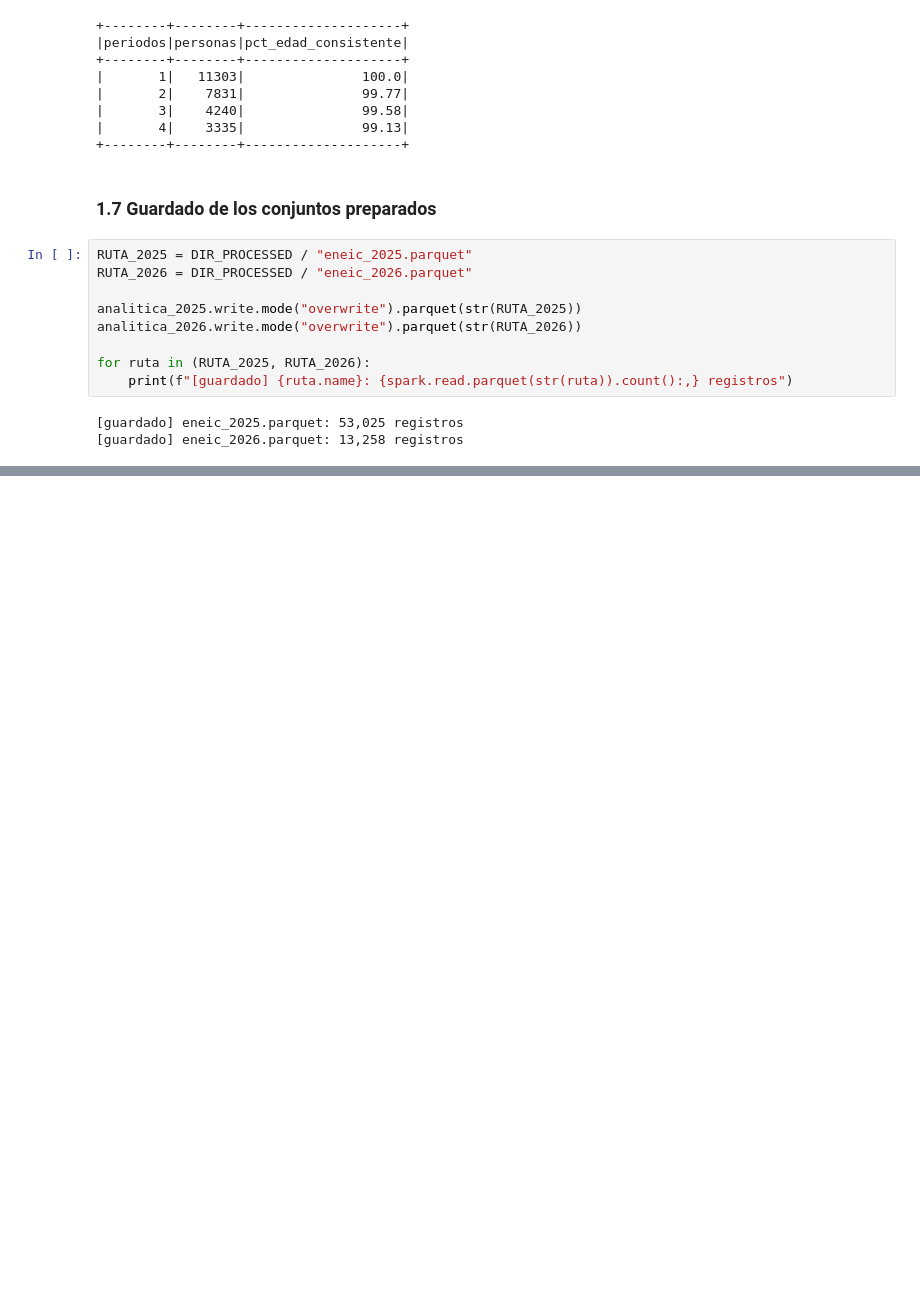
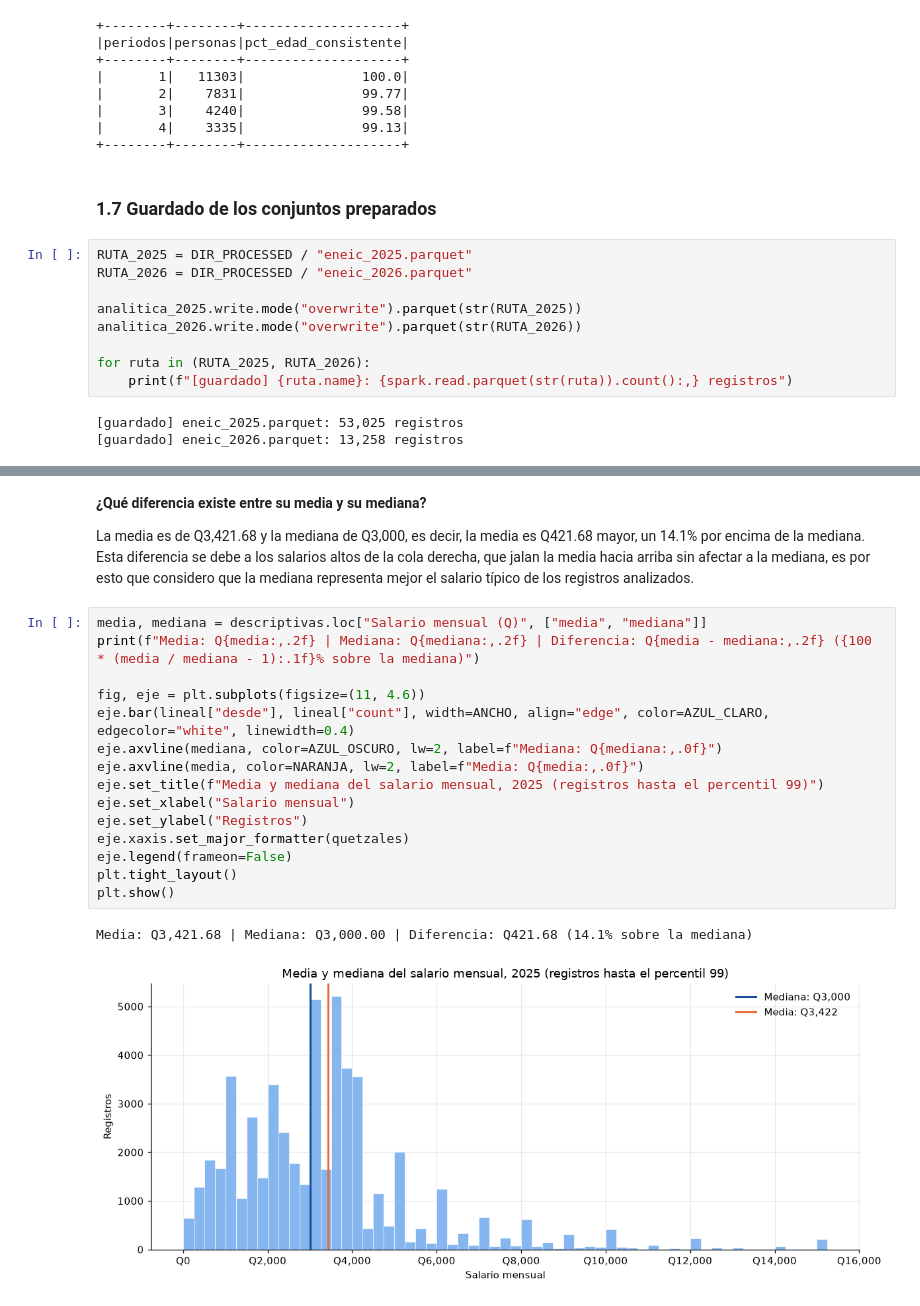
Before and after one commit to Bamo0507/Laboratorio_7_Intro_Spark, a Jupyter notebook: notebooks/lab7_spark_mllib.ipynb, the cells around one changed output, grey strips where cells are left out. Cells and saved outputs as stored; diff of their text form; blank space fills up the shorter version.

```diff
--- a/notebooks/lab7_spark_mllib.ipynb
+++ b/notebooks/lab7_spark_mllib.ipynb
@@ -491,0 +605,22 @@ Primero, porque solo incluye a una parte de los trabajadores, ya que en 2025 se
+# %% [markdown]
+**¿Qué diferencia existe entre su media y su mediana?**
+
+La media es de Q3,421.68 y la mediana de Q3,000, es decir, la media es Q421.68 mayor, un 14.1% por encima de la mediana. Esta diferencia se debe a los salarios altos de la cola derecha, que jalan la media hacia arriba sin afectar a la mediana, es por esto que considero que la mediana representa mejor el salario típico de los registros analizados.
+# %%
+media, mediana = descriptivas.loc["Salario mensual (Q)", ["media", "mediana"]]
+print(f"Media: Q{media:,.2f} | Mediana: Q{mediana:,.2f} | Diferencia: Q{media - mediana:,.2f} ({100 * (media / mediana - 1):.1f}% sobre la mediana)")
+
+fig, eje = plt.subplots(figsize=(11, 4.6))
+eje.bar(lineal["desde"], lineal["count"], width=ANCHO, align="edge", color=AZUL_CLARO, edgecolor="white", linewidth=0.4)
+eje.axvline(mediana, color=AZUL_OSCURO, lw=2, label=f"Mediana: Q{mediana:,.0f}")
+eje.axvline(media, color=NARANJA, lw=2, label=f"Media: Q{media:,.0f}")
+eje.set_title(f"Media y mediana del salario mensual, 2025 (registros hasta el percentil 99)")
+eje.set_xlabel("Salario mensual")
+eje.set_ylabel("Registros")
+eje.xaxis.set_major_formatter(quetzales)
+eje.legend(frameon=False)
+plt.tight_layout()
+plt.show()
+# %% [output]
+Media: Q3,421.68 | Mediana: Q3,000.00 | Diferencia: Q421.68 (14.1% sobre la mediana)
+[figure, added]
```
Also changed, not shown: parts of 16 cells of this notebook.
